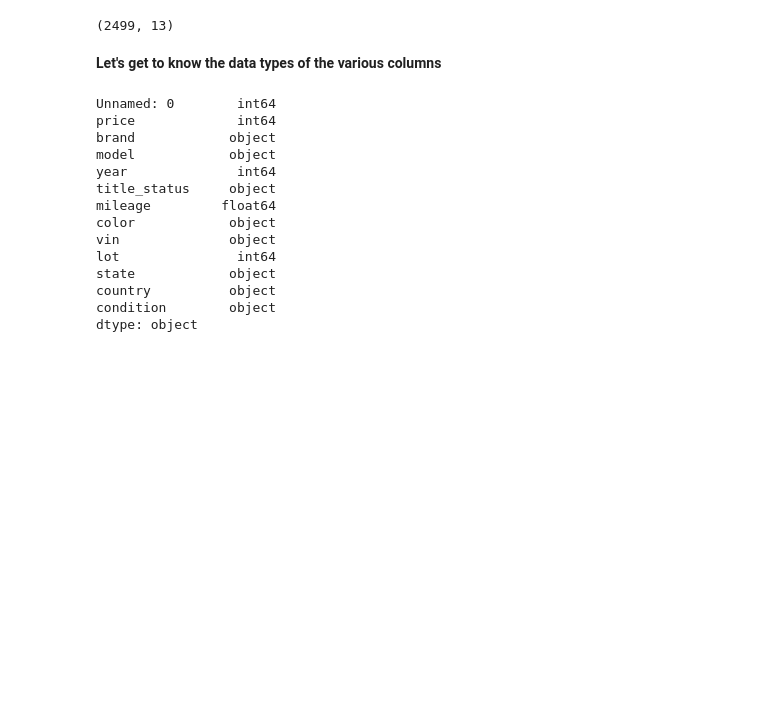
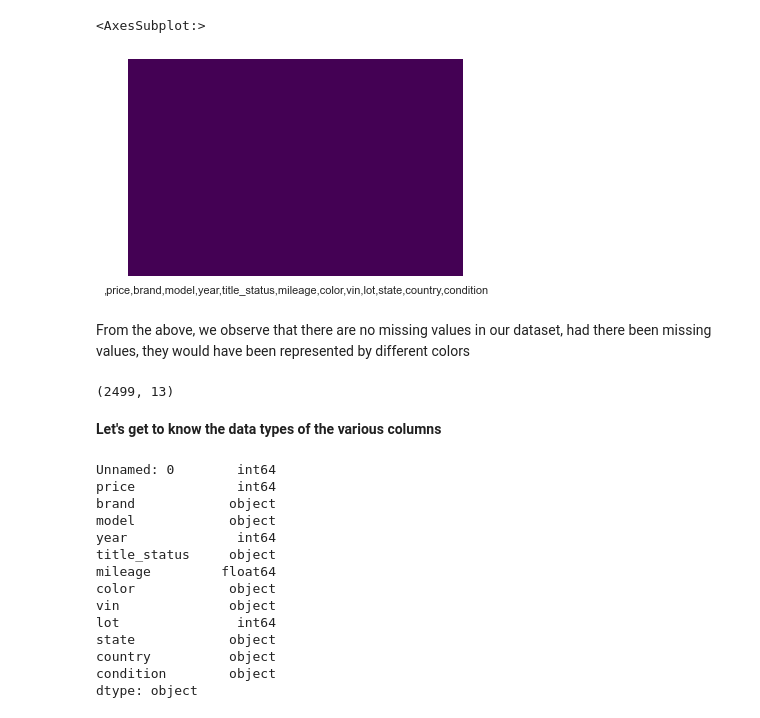
Before and after one commit to PatrickAttankurugu/car_valuation, a Jupyter notebook: notebooks/exploratory_data_analysis.ipynb, the cells around one changed output. Saved outputs shown, nothing was run; the diff lists cells and outputs as text; code cells hidden in the pictures; blank space fills up the shorter version.

```diff
--- a/notebooks/exploratory_data_analysis.ipynb
+++ b/notebooks/exploratory_data_analysis.ipynb
@@ -10,3 +9,12 @@ df=pd.read_csv('../data/raw/USA_cars_datasets.csv')
+# %%
+sns.set()
+df = pd.read_csv('../data/raw/USA_cars_datasets.csv', sep=";")
+sns.heatmap(df.isnull(), cbar=False, yticklabels=False, cmap='viridis')
+# %% [output]
+<AxesSubplot:>
+[figure, added]
+# %% [markdown]
+From the above, we observe that there are no missing values in our dataset, had there been missing values, they would have been represented by different colors
 # %%
 df.shape
 #So our data has 2499 observations and 13 features
```
Also changed, not shown: parts of 12 cells of this notebook.
